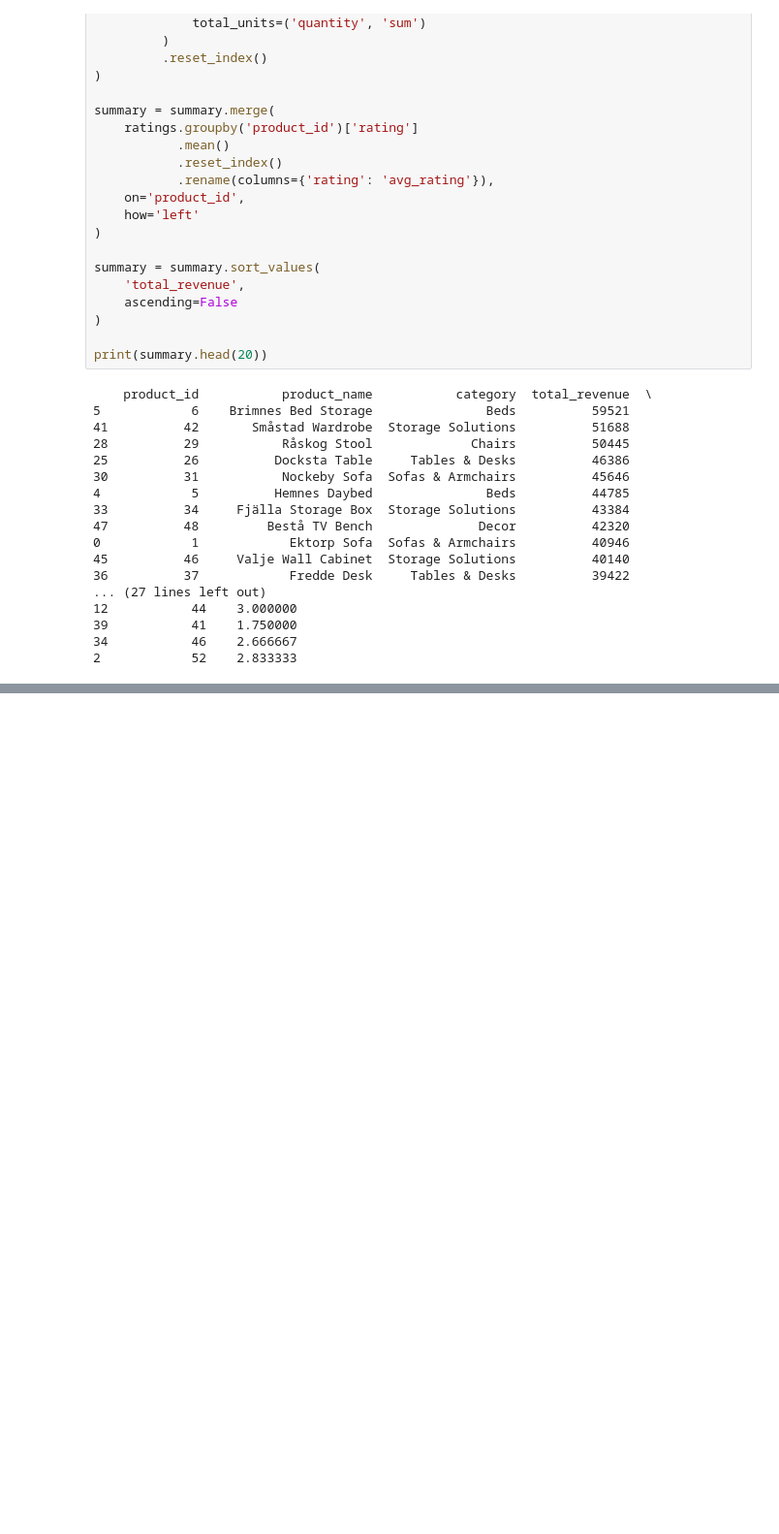
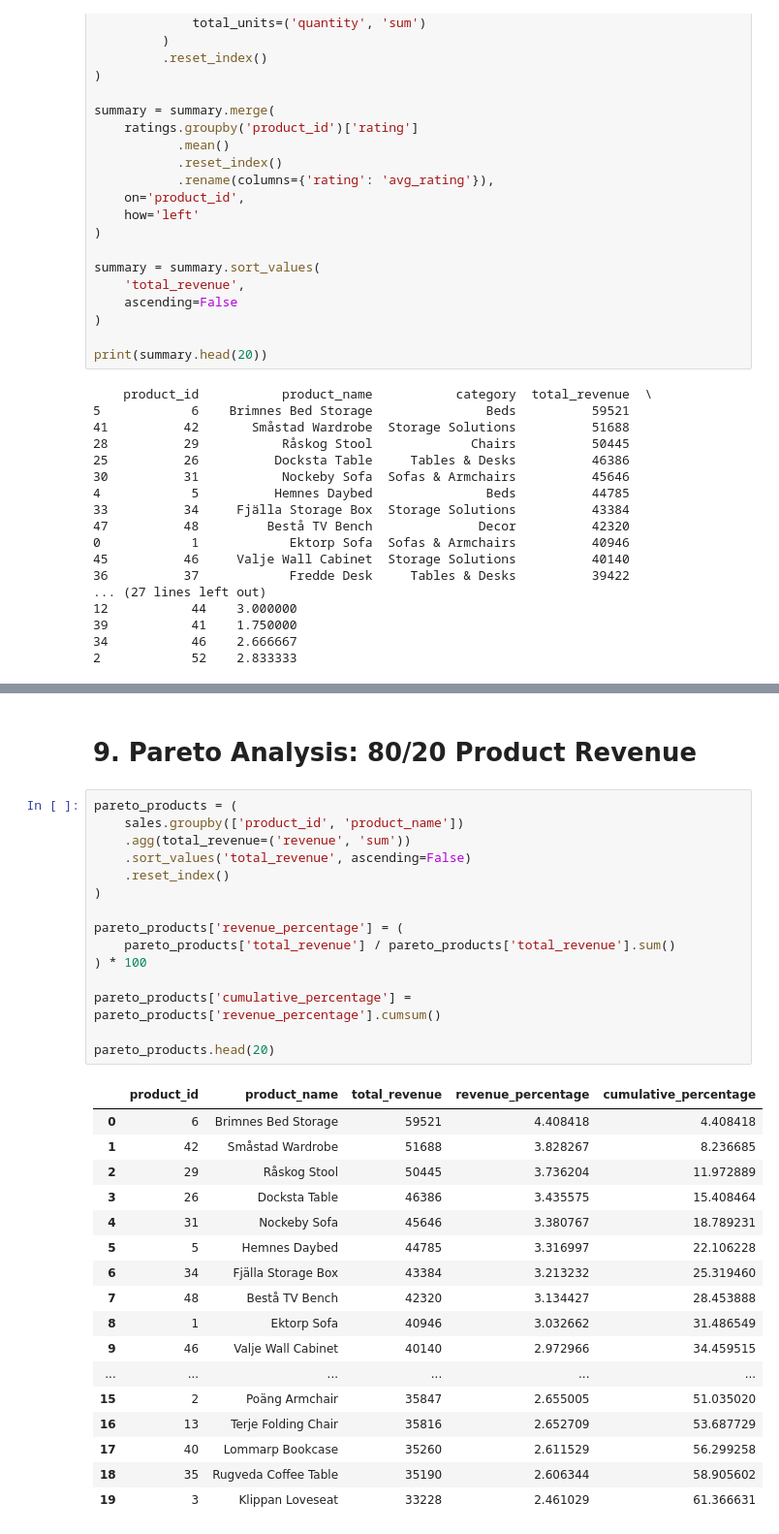
Before and after one commit to Mangaliso-Maduna/Furniture-Store-Data-Alanysis, a Jupyter notebook: Furniture store data analysis.ipynb, the cells around one changed output, grey strips where cells are left out. Shown at 97% size. Cells and saved outputs as stored; diff of their text form; blank space fills up the shorter version.

```diff
--- a/Furniture store data analysis.ipynb
+++ b/Furniture store data analysis.ipynb
@@ -234,0 +537,35 @@ print(summary.head(20))
+# %% [markdown]
+# 9. Pareto Analysis: 80/20 Product Revenue
+# %%
+pareto_products = (
+    sales.groupby(['product_id', 'product_name'])
+    .agg(total_revenue=('revenue', 'sum'))
+    .sort_values('total_revenue', ascending=False)
+    .reset_index()
+)
+
+pareto_products['revenue_percentage'] = (
+    pareto_products['total_revenue'] / pareto_products['total_revenue'].sum()
+) * 100
+
+pareto_products['cumulative_percentage'] = pareto_products['revenue_percentage'].cumsum()
+
+pareto_products.head(20)
+# %% [output]
+|  | product_id | product_name | total_revenue | revenue_percentage | cumulative_percentage |
+| 0 | 6 | Brimnes Bed Storage | 59521 | 4.408418 | 4.408418 |
+| 1 | 42 | Småstad Wardrobe | 51688 | 3.828267 | 8.236685 |
+| 2 | 29 | Råskog Stool | 50445 | 3.736204 | 11.972889 |
+| 3 | 26 | Docksta Table | 46386 | 3.435575 | 15.408464 |
+| 4 | 31 | Nockeby Sofa | 45646 | 3.380767 | 18.789231 |
+| 5 | 5 | Hemnes Daybed | 44785 | 3.316997 | 22.106228 |
+| 6 | 34 | Fjälla Storage Box | 43384 | 3.213232 | 25.319460 |
+| 7 | 48 | Bestå TV Bench | 42320 | 3.134427 | 28.453888 |
+| 8 | 1 | Ektorp Sofa | 40946 | 3.032662 | 31.486549 |
+| 9 | 46 | Valje Wall Cabinet | 40140 | 2.972966 | 34.459515 |
+| ... | ... | ... | ... | ... | ... |
+| 15 | 2 | Poäng Armchair | 35847 | 2.655005 | 51.035020 |
+| 16 | 13 | Terje Folding Chair | 35816 | 2.652709 | 53.687729 |
+| 17 | 40 | Lommarp Bookcase | 35260 | 2.611529 | 56.299258 |
+| 18 | 35 | Rugveda Coffee Table | 35190 | 2.606344 | 58.905602 |
+| 19 | 3 | Klippan Loveseat | 33228 | 2.461029 | 61.366631 |
```
Also changed, not shown: parts of 25 cells of this notebook, 5 other files.
